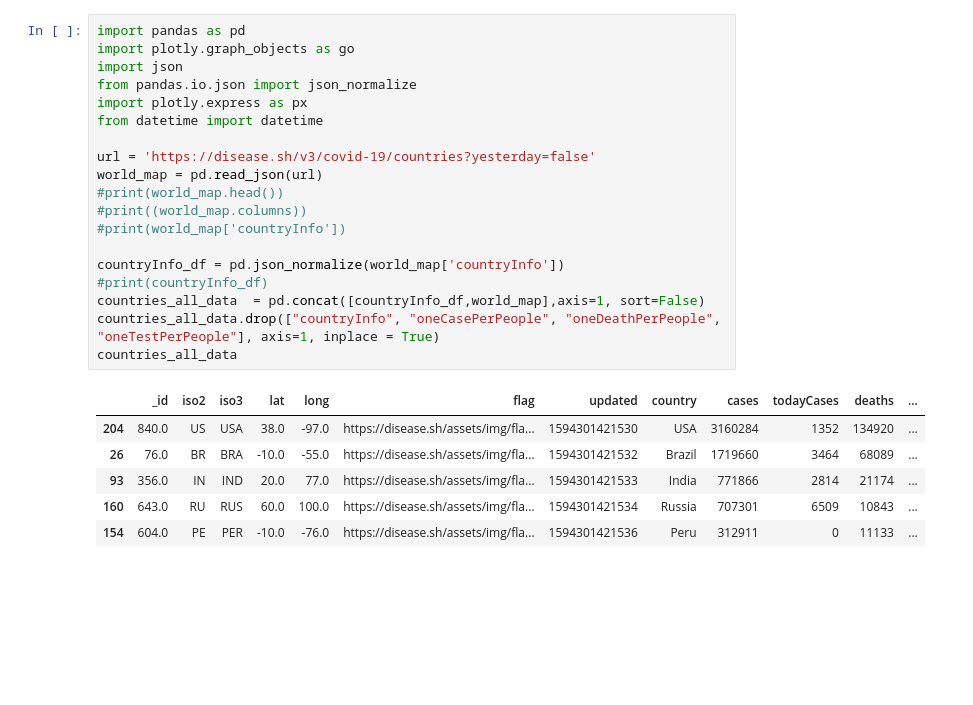
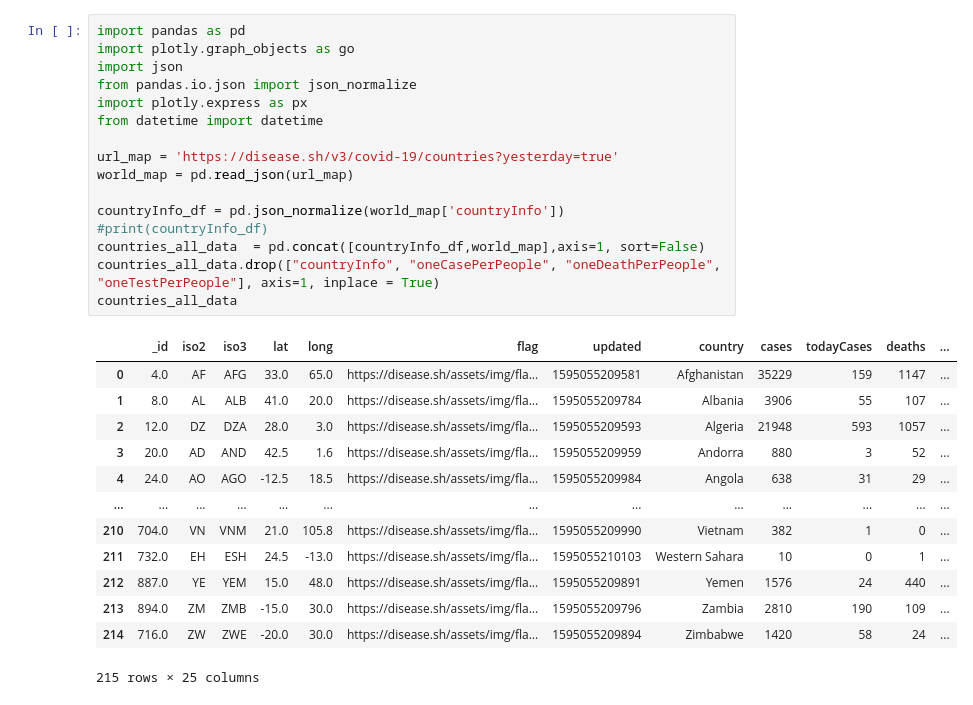
Before and after one commit to Simoni2412/covid-notebooks, a Jupyter notebook: world_map.ipynb, the cells around one changed output. Drawn from its saved outputs; the diff is of its cells as text; blank space fills up the shorter version.

```diff
--- a/world_map.ipynb
+++ b/world_map.ipynb
@@ -3,27 +3,31 @@
 # %%
 import pandas as pd
 import plotly.graph_objects as go
 import json
 from pandas.io.json import json_normalize
 import plotly.express as px
 from datetime import datetime
 
-url = 'https://disease.sh/v3/covid-19/countries?yesterday=false'
-world_map = pd.read_json(url)
-#print(world_map.head())
-#print((world_map.columns))
-#print(world_map['countryInfo'])
+url_map = 'https://disease.sh/v3/covid-19/countries?yesterday=true'
+world_map = pd.read_json(url_map)
 
 countryInfo_df = pd.json_normalize(world_map['countryInfo'])
 #print(countryInfo_df)
 countries_all_data  = pd.concat([countryInfo_df,world_map],axis=1, sort=False)
 countries_all_data.drop(["countryInfo", "oneCasePerPeople", "oneDeathPerPeople", "oneTestPerPeople"], axis=1, inplace = True)
 countries_all_data
 # %% [output]
 |  | _id | iso2 | iso3 | lat | long | flag | updated | country | cases | todayCases | deaths | ... |
-| 204 | 840.0 | US | USA | 38.0 | -97.0 | https://disease.sh/assets/img/fla... | 1594301421530 | USA | 3160284 | 1352 | 134920 | ... |
-| 26 | 76.0 | BR | BRA | -10.0 | -55.0 | https://disease.sh/assets/img/fla... | 1594301421532 | Brazil | 1719660 | 3464 | 68089 | ... |
-| 93 | 356.0 | IN | IND | 20.0 | 77.0 | https://disease.sh/assets/img/fla... | 1594301421533 | India | 771866 | 2814 | 21174 | ... |
-| 160 | 643.0 | RU | RUS | 60.0 | 100.0 | https://disease.sh/assets/img/fla... | 1594301421534 | Russia | 707301 | 6509 | 10843 | ... |
-| 154 | 604.0 | PE | PER | -10.0 | -76.0 | https://disease.sh/assets/img/fla... | 1594301421536 | Peru | 312911 | 0 | 11133 | ... |
+| 0 | 4.0 | AF | AFG | 33.0 | 65.0 | https://disease.sh/assets/img/fla... | 1595055209581 | Afghanistan | 35229 | 159 | 1147 | ... |
+| 1 | 8.0 | AL | ALB | 41.0 | 20.0 | https://disease.sh/assets/img/fla... | 1595055209784 | Albania | 3906 | 55 | 107 | ... |
+| 2 | 12.0 | DZ | DZA | 28.0 | 3.0 | https://disease.sh/assets/img/fla... | 1595055209593 | Algeria | 21948 | 593 | 1057 | ... |
+| 3 | 20.0 | AD | AND | 42.5 | 1.6 | https://disease.sh/assets/img/fla... | 1595055209959 | Andorra | 880 | 3 | 52 | ... |
+| 4 | 24.0 | AO | AGO | -12.5 | 18.5 | https://disease.sh/assets/img/fla... | 1595055209984 | Angola | 638 | 31 | 29 | ... |
+| ... | ... | ... | ... | ... | ... | ... | ... | ... | ... | ... | ... | ... |
+| 210 | 704.0 | VN | VNM | 21.0 | 105.8 | https://disease.sh/assets/img/fla... | 1595055209990 | Vietnam | 382 | 1 | 0 | ... |
+| 211 | 732.0 | EH | ESH | 24.5 | -13.0 | https://disease.sh/assets/img/fla... | 1595055210103 | Western Sahara | 10 | 0 | 1 | ... |
+| 212 | 887.0 | YE | YEM | 15.0 | 48.0 | https://disease.sh/assets/img/fla... | 1595055209891 | Yemen | 1576 | 24 | 440 | ... |
+| 213 | 894.0 | ZM | ZMB | -15.0 | 30.0 | https://disease.sh/assets/img/fla... | 1595055209796 | Zambia | 2810 | 190 | 109 | ... |
+| 214 | 716.0 | ZW | ZWE | -20.0 | 30.0 | https://disease.sh/assets/img/fla... | 1595055209894 | Zimbabwe | 1420 | 58 | 24 | ... |
+215 rows × 25 columns
 # %%
```
Also changed, not shown: parts of 3 cells of this notebook.
